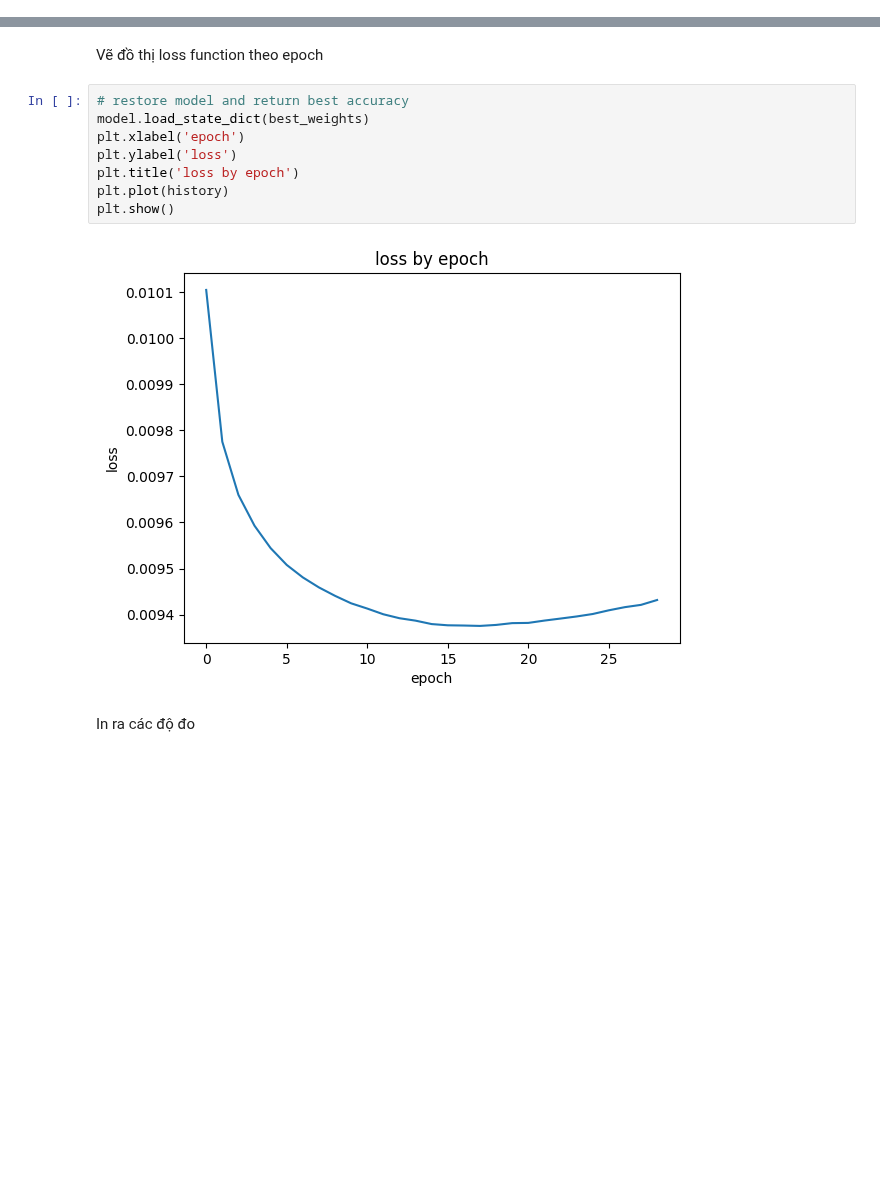
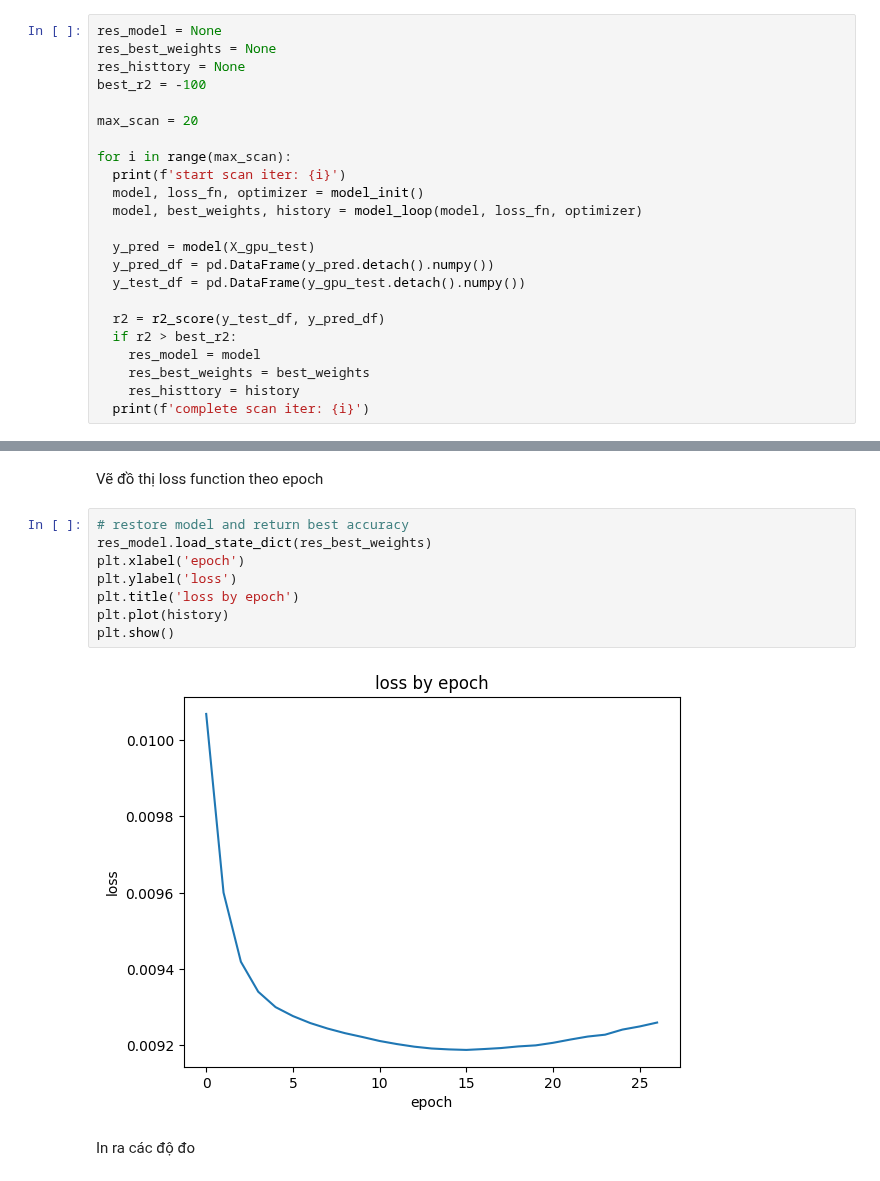
Before and after one commit to batman0911/social-stat-final-term, a Jupyter notebook: report.ipynb, the cells around one changed output, grey strips where cells are left out. Saved outputs shown, nothing was run; the diff lists cells and outputs as text; blank space fills up the shorter version.

```diff
--- a/report.ipynb
+++ b/report.ipynb
@@ -1087,0 +1187,23 @@ early stopping
+# %%
+res_model = None
+res_best_weights = None
+res_histtory = None
+best_r2 = -100
+
+max_scan = 20
+
+for i in range(max_scan):
+  print(f'start scan iter: {i}')
+  model, loss_fn, optimizer = model_init()
+  model, best_weights, history = model_loop(model, loss_fn, optimizer)
+
+  y_pred = model(X_gpu_test)
+  y_pred_df = pd.DataFrame(y_pred.detach().numpy())
+  y_test_df = pd.DataFrame(y_gpu_test.detach().numpy())
+
+  r2 = r2_score(y_test_df, y_pred_df)
+  if r2 > best_r2:
+    res_model = model
+    res_best_weights = best_weights
+    res_histtory = history
+  print(f'complete scan iter: {i}')
@@ -1089,14 +1229,14 @@ early stopping
 Vẽ đồ thị loss function theo epoch
 # %%
 # restore model and return best accuracy
-model.load_state_dict(best_weights)
+res_model.load_state_dict(res_best_weights)
 plt.xlabel('epoch')
 plt.ylabel('loss')
 plt.title('loss by epoch')
 plt.plot(history)
 plt.show()
 # %% [output]
-[figure, old version]
+[figure, new version]
 # %% [markdown]
 In ra các độ đo
 # %%
```
Also changed, not shown: parts of 20 cells of this notebook, 1 other file.
